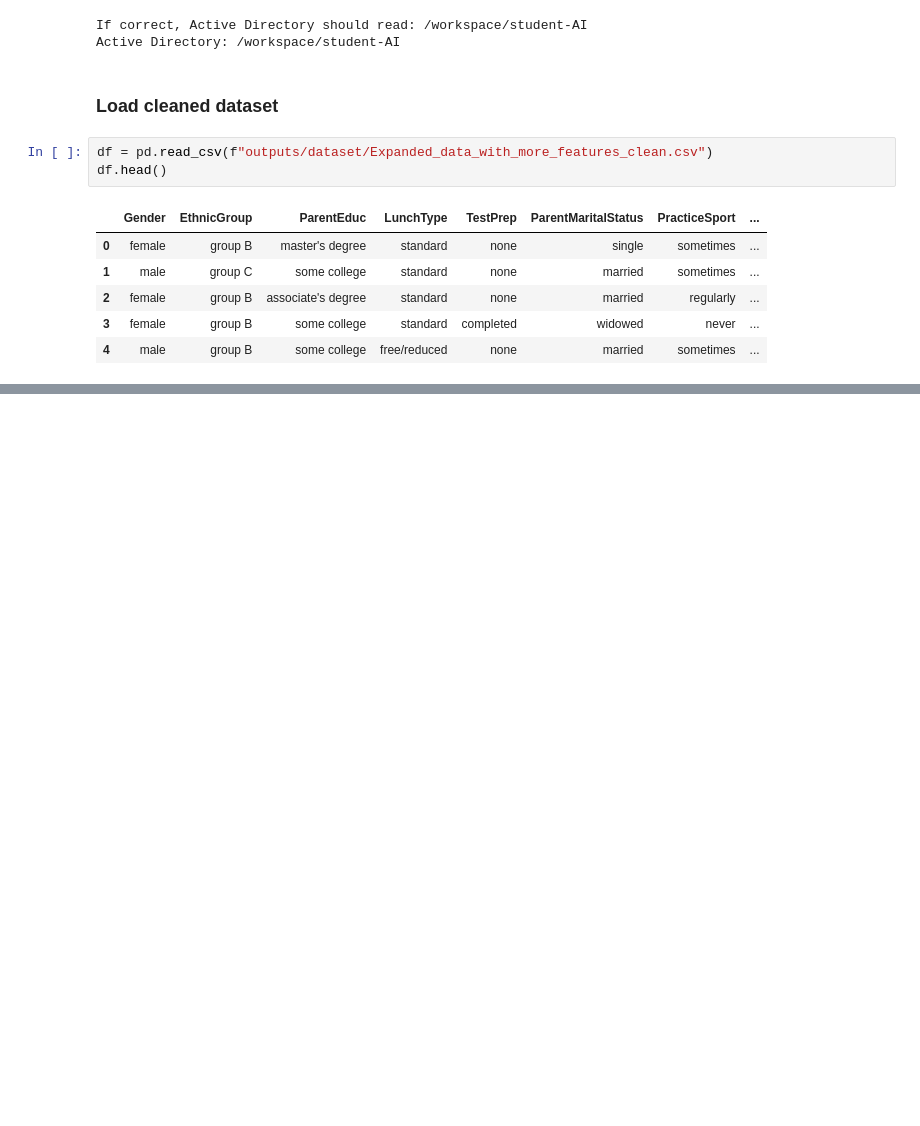
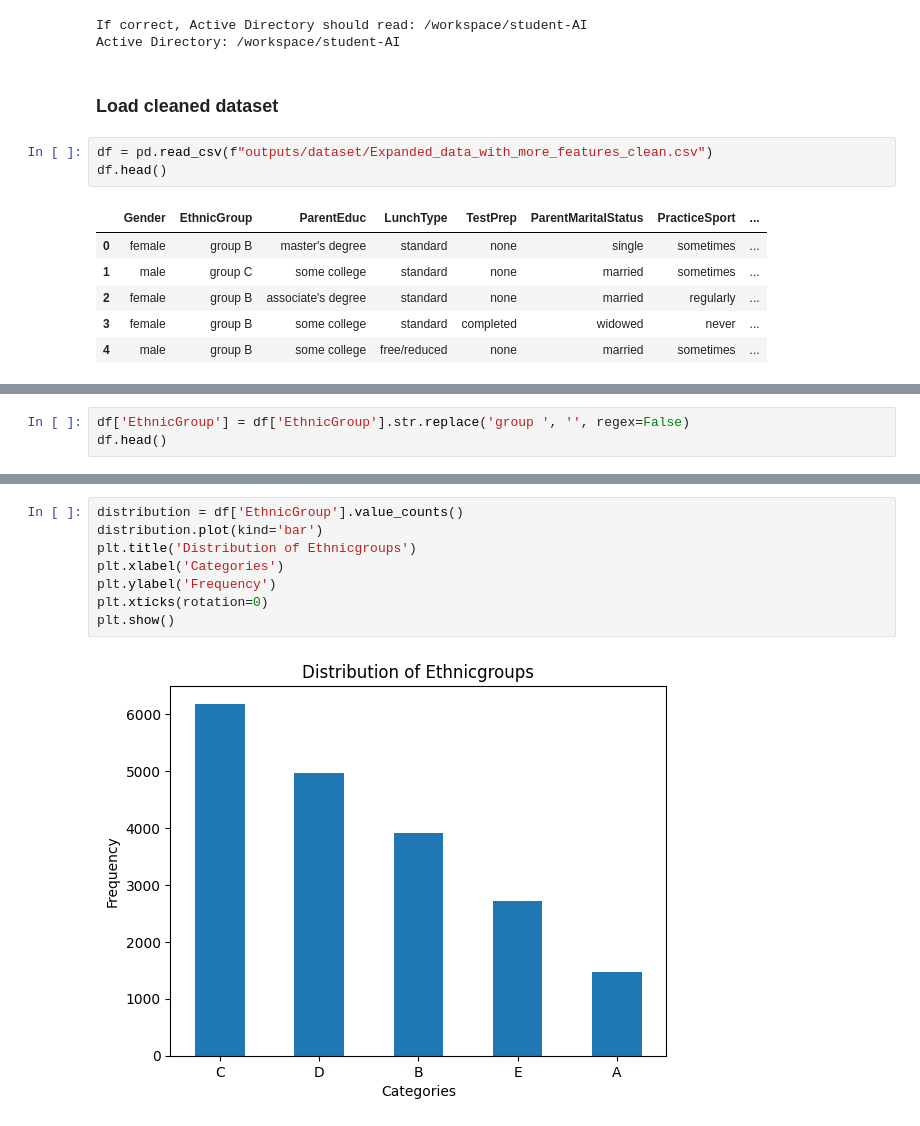
Before and after one commit to A-Hoenig/student-AI, a Jupyter notebook: jupyter_notebooks/Notebook_3_eda.ipynb, the cells around one changed output, grey strips where cells are left out. Cells and saved outputs as stored; diff of their text form; blank space fills up the shorter version.

```diff
--- a/jupyter_notebooks/Notebook_3_eda.ipynb
+++ b/jupyter_notebooks/Notebook_3_eda.ipynb
@@ -73,0 +134,3 @@ memory usage: 2.1+ MB
+# %%
+df['EthnicGroup'] = df['EthnicGroup'].str.replace('group ', '', regex=False)
+df.head()
@@ -73,0 +144,10 @@ memory usage: 2.1+ MB
+# %%
+distribution = df['EthnicGroup'].value_counts()
+distribution.plot(kind='bar')
+plt.title('Distribution of Ethnicgroups')
+plt.xlabel('Categories')
+plt.ylabel('Frequency')
+plt.xticks(rotation=0)
+plt.show()
+# %% [output]
+[figure, added]
```
Also changed, not shown: parts of 16 cells of this notebook, 2 other files.
